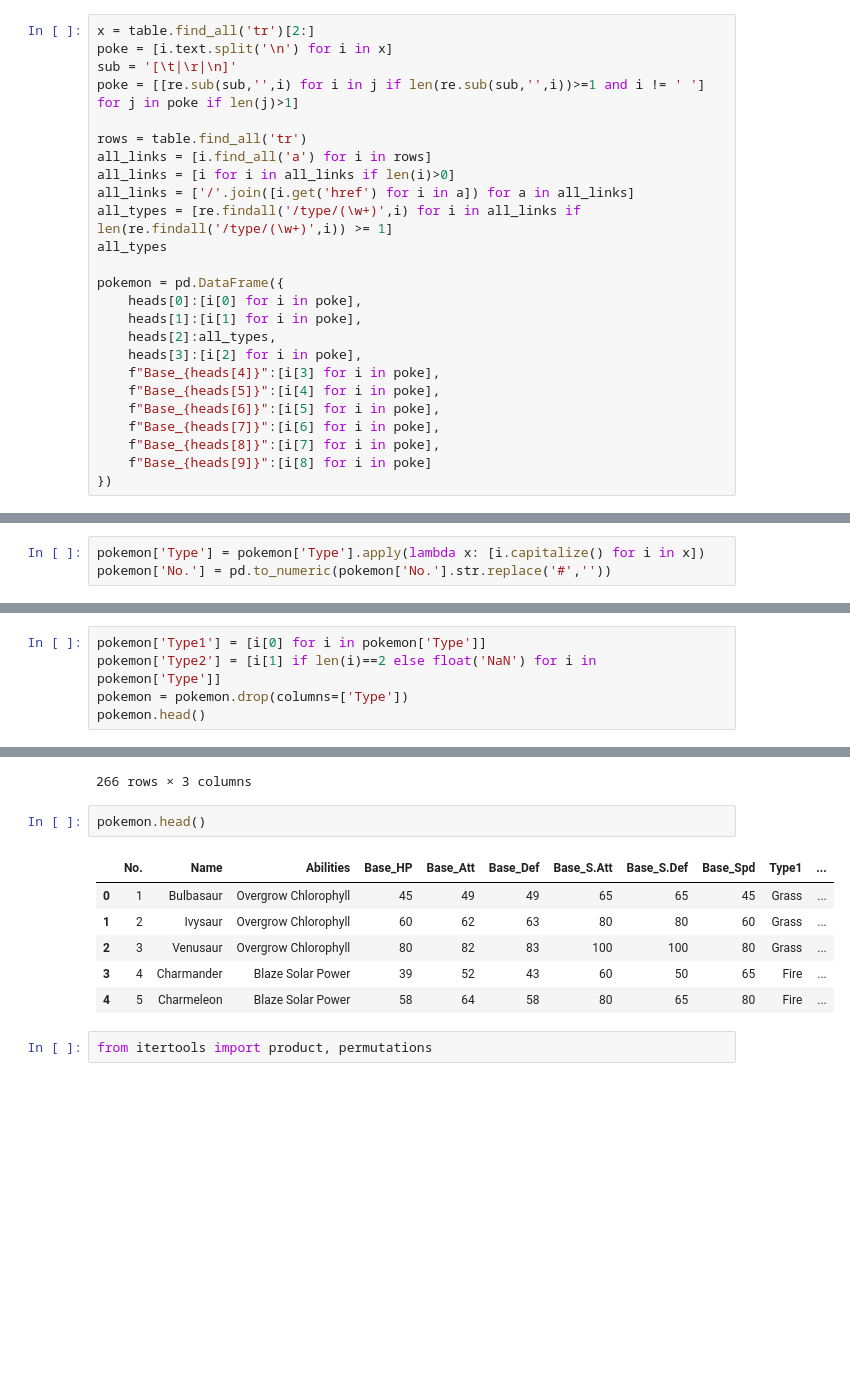
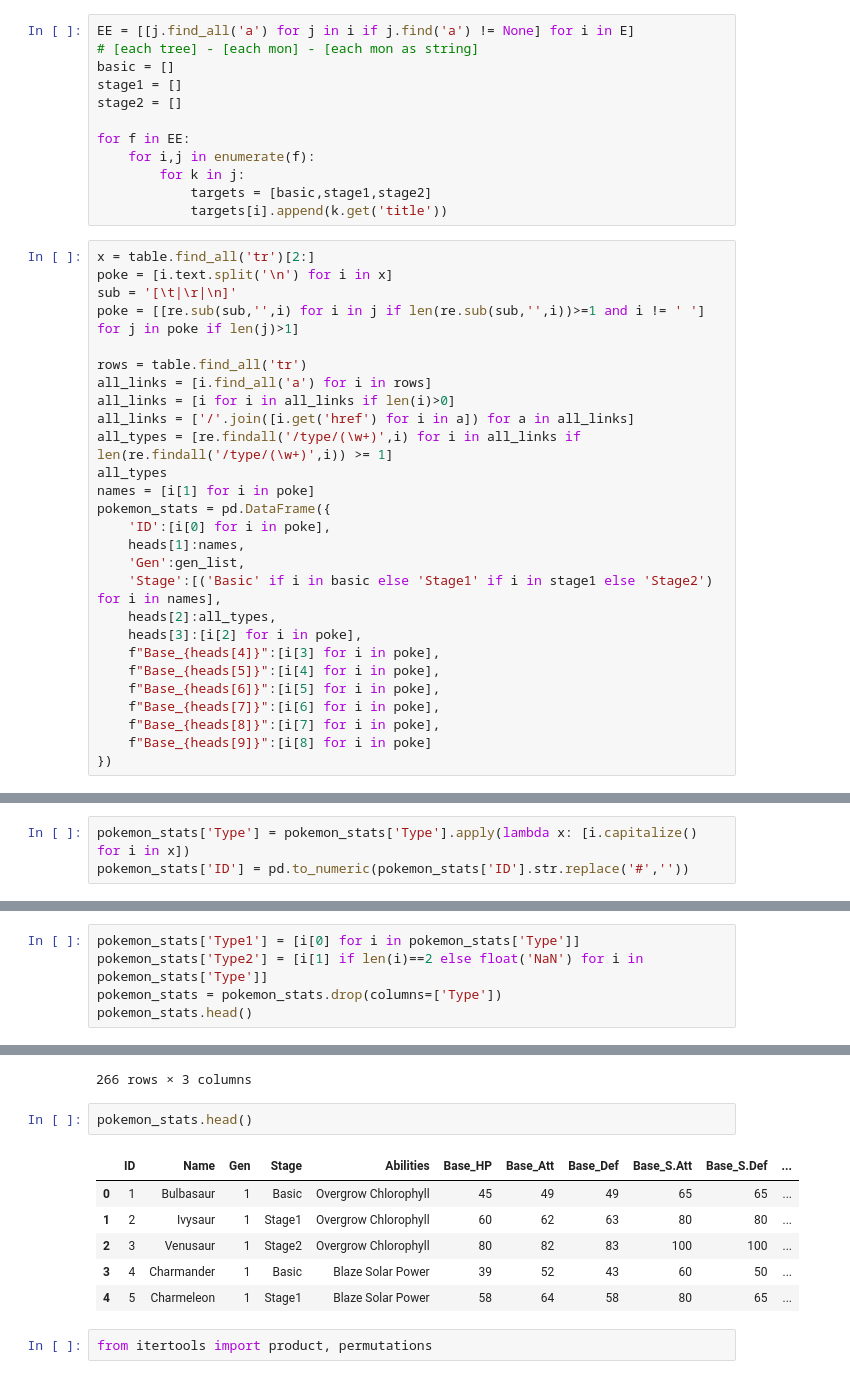
Before and after one commit to TaylorVellios/PokemonSQL, a Jupyter notebook: pokemon_scraper.ipynb, the cells around one changed output, grey strips where cells are left out. Saved outputs shown, nothing was run; the diff lists cells and outputs as text; blank space fills up the shorter version.

```diff
--- a/pokemon_scraper.ipynb
+++ b/pokemon_scraper.ipynb
@@ -37,3 +80,15 @@ heads
+# %%
+EE = [[j.find_all('a') for j in i if j.find('a') != None] for i in E]
+# [each tree] - [each mon] - [each mon as string]
+basic = []
+stage1 = []
+stage2 = []
+
+for f in EE:
+    for i,j in enumerate(f):
+        for k in j:
+            targets = [basic,stage1,stage2]
+            targets[i].append(k.get('title'))
 # %%
 x = table.find_all('tr')[2:]
 poke = [i.text.split('\n') for i in x]
@@ -46,10 +101,12 @@ all_links = [i for i in all_links if len(i)>0]
 all_links = ['/'.join([i.get('href') for i in a]) for a in all_links]
 all_types = [re.findall('/type/(\w+)',i) for i in all_links if len(re.findall('/type/(\w+)',i)) >= 1]
 all_types
-
-pokemon = pd.DataFrame({
-    heads[0]:[i[0] for i in poke],
-    heads[1]:[i[1] for i in poke],
+names = [i[1] for i in poke]
+pokemon_stats = pd.DataFrame({
+    'ID':[i[0] for i in poke],
+    heads[1]:names,
+    'Gen':gen_list,
+    'Stage':[('Basic' if i in basic else 'Stage1' if i in stage1 else 'Stage2') for i in names],
     heads[2]:all_types,
     heads[3]:[i[2] for i in poke],
     f"Base_{heads[4]}":[i[3] for i in poke],
@@ -71,4 +128,4 @@ pokemon.head()
 # %%
-pokemon['Type'] = pokemon['Type'].apply(lambda x: [i.capitalize() for i in x])
-pokemon['No.'] = pd.to_numeric(pokemon['No.'].str.replace('#',''))
+pokemon_stats['Type'] = pokemon_stats['Type'].apply(lambda x: [i.capitalize() for i in x])
+pokemon_stats['ID'] = pd.to_numeric(pokemon_stats['ID'].str.replace('#',''))
 # %%
@@ -83,6 +140,6 @@ pokemon.head()
 # %%
-pokemon['Type1'] = [i[0] for i in pokemon['Type']]
-pokemon['Type2'] = [i[1] if len(i)==2 else float('NaN') for i in pokemon['Type']]
-pokemon = pokemon.drop(columns=['Type'])
-pokemon.head()
+pokemon_stats['Type1'] = [i[0] for i in pokemon_stats['Type']]
+pokemon_stats['Type2'] = [i[1] if len(i)==2 else float('NaN') for i in pokemon_stats['Type']]
+pokemon_stats = pokemon_stats.drop(columns=['Type'])
+pokemon_stats.head()
 # %% [output]
@@ -152,14 +210,14 @@ ability_df
 | 265 | Zen Mode | Changes form when HP drops below ... | 5 |
 266 rows × 3 columns
 # %%
-pokemon.head()
+pokemon_stats.head()
 # %% [output]
-|  | No. | Name | Abilities | Base_HP | Base_Att | Base_Def | Base_S.Att | Base_S.Def | Base_Spd | Type1 | ... |
-| 0 | 1 | Bulbasaur | Overgrow Chlorophyll | 45 | 49 | 49 | 65 | 65 | 45 | Grass | ... |
-| 1 | 2 | Ivysaur | Overgrow Chlorophyll | 60 | 62 | 63 | 80 | 80 | 60 | Grass | ... |
-| 2 | 3 | Venusaur | Overgrow Chlorophyll | 80 | 82 | 83 | 100 | 100 | 80 | Grass | ... |
-| 3 | 4 | Charmander | Blaze Solar Power | 39 | 52 | 43 | 60 | 50 | 65 | Fire | ... |
-| 4 | 5 | Charmeleon | Blaze Solar Power | 58 | 64 | 58 | 80 | 65 | 80 | Fire | ... |
+|  | ID | Name | Gen | Stage | Abilities | Base_HP | Base_Att | Base_Def | Base_S.Att | Base_S.Def | ... |
+| 0 | 1 | Bulbasaur | 1 | Basic | Overgrow Chlorophyll | 45 | 49 | 49 | 65 | 65 | ... |
+| 1 | 2 | Ivysaur | 1 | Stage1 | Overgrow Chlorophyll | 60 | 62 | 63 | 80 | 80 | ... |
+| 2 | 3 | Venusaur | 1 | Stage2 | Overgrow Chlorophyll | 80 | 82 | 83 | 100 | 100 | ... |
+| 3 | 4 | Charmander | 1 | Basic | Blaze Solar Power | 39 | 52 | 43 | 60 | 50 | ... |
+| 4 | 5 | Charmeleon | 1 | Stage1 | Blaze Solar Power | 58 | 64 | 58 | 80 | 65 | ... |
 # %%
 from itertools import product, permutations
 # %%
```
Also changed, not shown: parts of 60 cells of this notebook.
